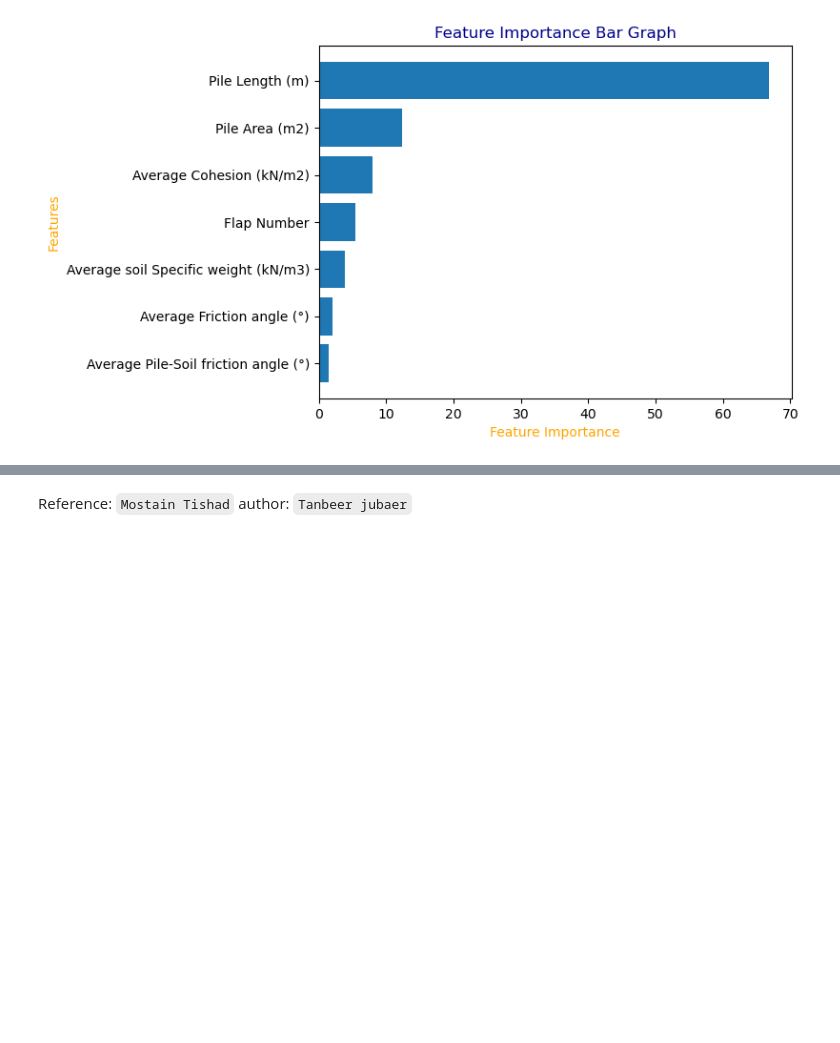
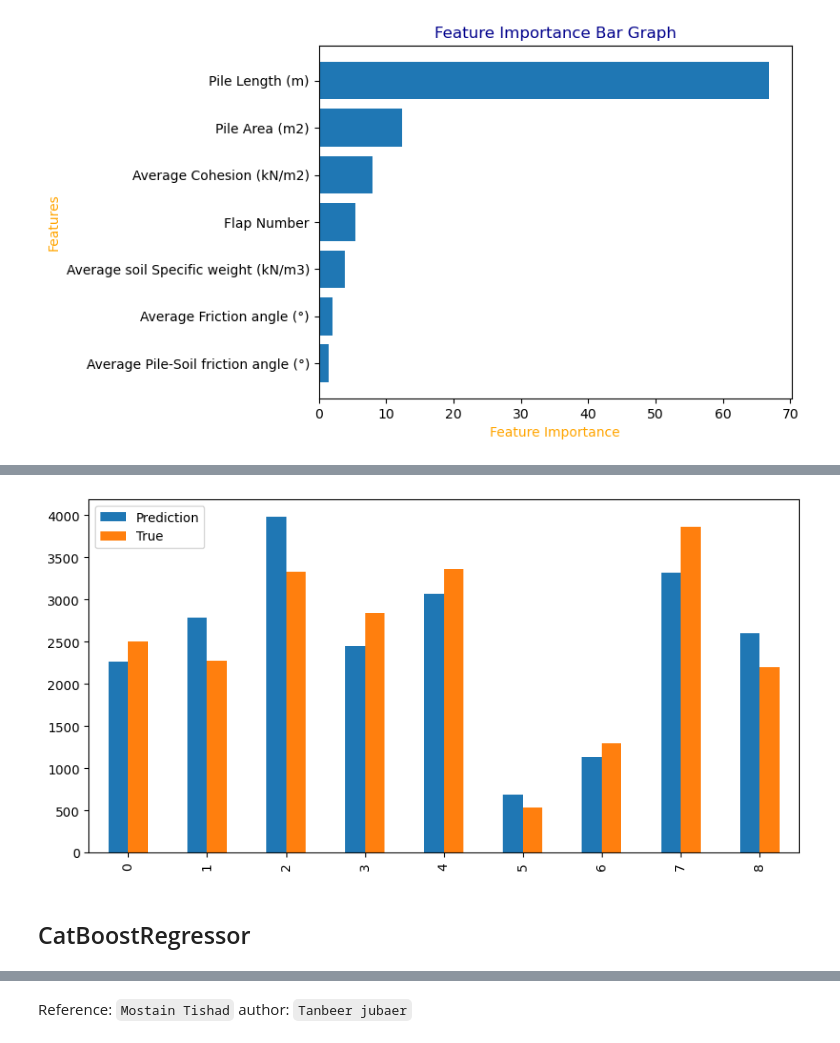
Before and after one commit to oitik/PileLoadPrediction, a Jupyter notebook: pile-load-predicts.ipynb, the cells around one changed output, grey strips where cells are left out. Drawn from its saved outputs; the diff is of its cells as text; code cells hidden in the pictures; blank space fills up the shorter version.

```diff
--- a/pile-load-predicts.ipynb
+++ b/pile-load-predicts.ipynb
@@ -615,0 +729,3 @@ plot_features(X_train.columns, cr.feature_importances_)
+# %%
+xr = xgb.XGBRegressor()
+xr.fit(X_train, y_train)
@@ -615,0 +761,6 @@ plot_features(X_train.columns, cr.feature_importances_)
+# %%
+difference(xr)
+# %% [output]
+[figure, added]
+# %% [markdown]
+## CatBoostRegressor
```
Also changed, not shown: parts of 34 cells of this notebook.
